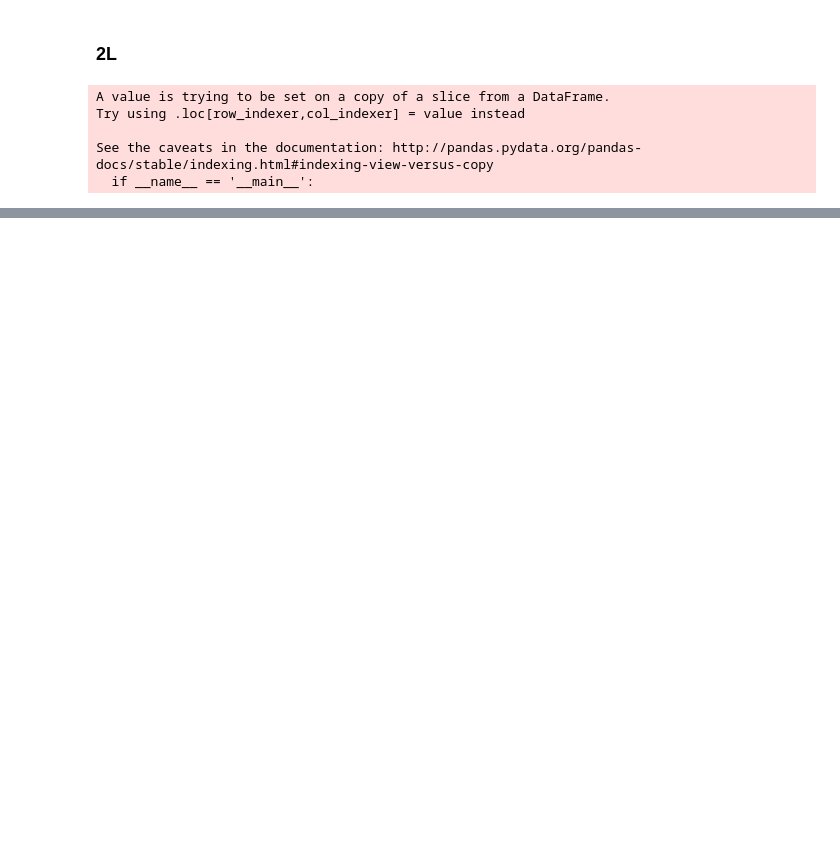
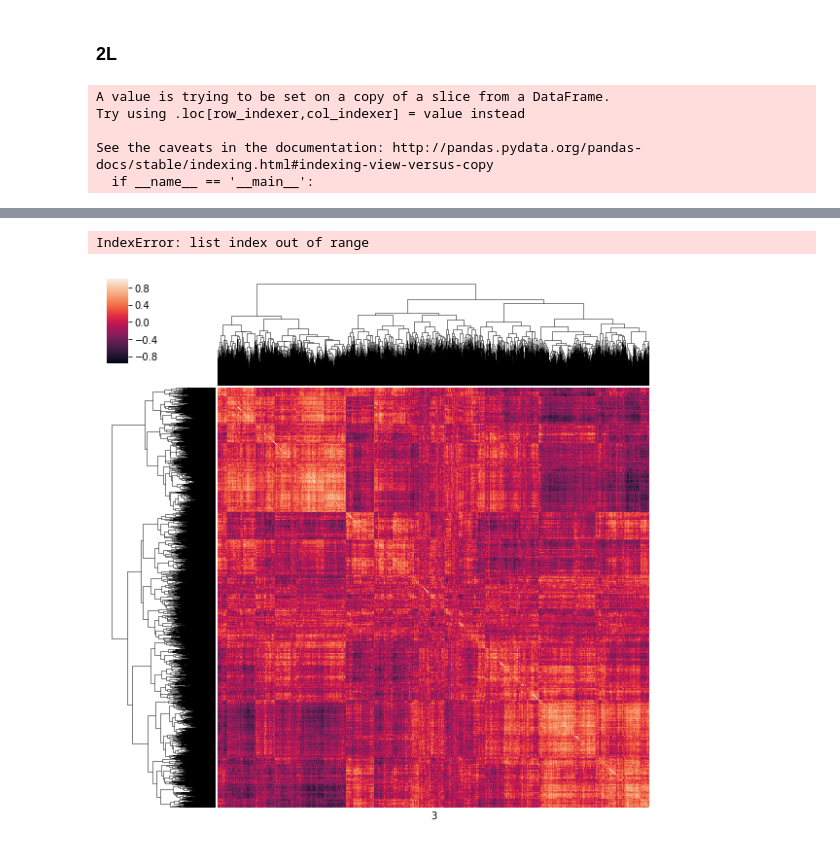
Before and after one commit to jfear/s2rnai, a Jupyter notebook: notebook/develop/2017-10-11_clustering.ipynb, the cells around one changed output, grey strips where cells are left out. Saved outputs shown, nothing was run; the diff lists cells and outputs as text; code cells hidden in the pictures; blank space fills up the shorter version.

Commit message:
more notebook updates w/ clustering, fishers, GO

```diff
--- a/notebook/develop/2017-10-11_clustering.ipynb
+++ b/notebook/develop/2017-10-11_clustering.ipynb
@@ -154,0 +129,3 @@ pd.read_table('../../output/tss_windows_wphastcons_3', header=None)
+# %%
+#this actually finished!!
+df = pd.read_table('../../output/tss_windows_wphastcons_3', header=None)
@@ -154,0 +159,3 @@ pd.read_table('../../output/tss_windows_wphastcons_3', header=None)
+# %%
+df['bin'] = df.groupby([3]).cumcount()
+df.head()
@@ -154,0 +169,2 @@ pd.read_table('../../output/tss_windows_wphastcons_3', header=None)
+# %%
+pivot = df.pivot(index=3, columns='bin', values=4)
@@ -154,0 +174,8 @@ pd.read_table('../../output/tss_windows_wphastcons_3', header=None)
+# %%
+newpivot = pivot.dropna()
+# %%
+#to make sure clustering is worth it:
+sb.clustermap(newpivot.T.corr(), xticklabels=False, yticklabels=False)
+# %% [output]
+IndexError: list index out of range
+[figure, added]
```
Also changed, not shown: parts of 71 cells of this notebook.
